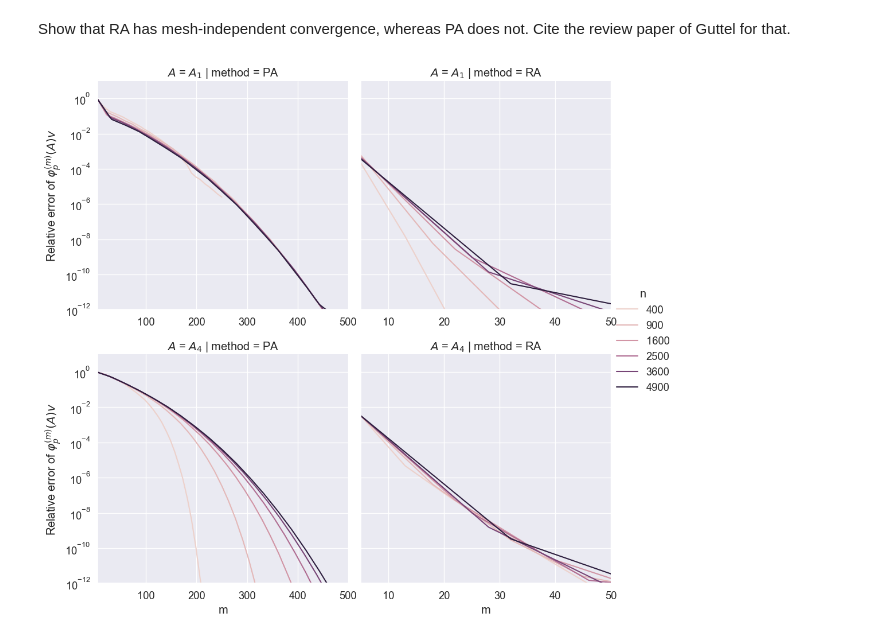
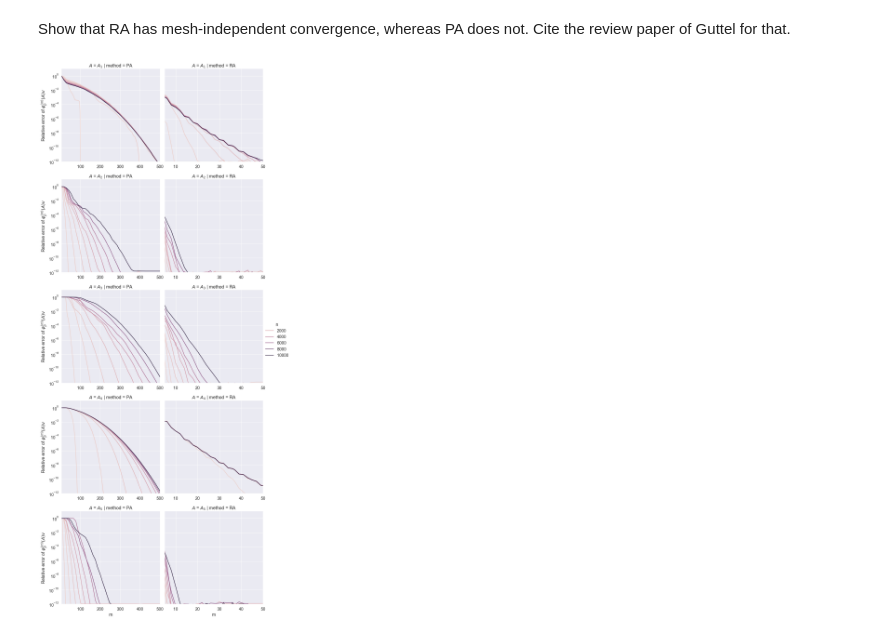
Before and after one commit to sprmsv/KAMF, a Jupyter notebook: experiments.ipynb, the cells around one changed output. Cells and saved outputs as stored; diff of their text form; code cells hidden in the pictures.

Commit message:
fix the reference evaluation; update plots; plot cpu time

```diff
--- a/experiments.ipynb
+++ b/experiments.ipynb
@@ -236,2 +196,6 @@ df = pd.read_csv('experiments.csv')
+# %%
+df_ = pd.concat([pd.DataFrame(d) for d in ds])
+df = pd.read_csv('experiments.csv')
+df = pd.concat(df, df_)
 # %% [markdown]
 ## Convergence for different $\varphi$-functions
@@ -380,13 +370,13 @@ Show that RA has mesh-independent convergence, whereas PA does not. Cite the rev
 # %%
 data = df[
     # phi functions
-    (df['p'] == 1)
+    (df['p'] == 0)
 
     # Method
-    # & ((df['method'] == 'PA'))
+    & ((df['method'] != 'EX'))
 
     # Matrices
-    & ((df['name'] == '$A_1$') | (df['name'] == '$A_4$'))
+    & ((df['name'] != '$Estimation #2$'))
 
     # Size
     # & (df['n'] == 3600)
@@ -394,32 +384,37 @@ data = df[
     # Smallest eigenvalue
     & ((df['a'] == -10000))
 
     # Custom
     # & ~((df['name'] == '$A_2$') & (df['n'] == 900) & (df['m'] > 200))
     # & (df['m'] < 300)
 ]
 
 fg = sns.relplot(
     data=data.rename(columns={'name': '$A$', 'a': '$\\lambda_{min}$'}),
     x='m',
     y='err',
     kind='line',
     hue='n',
     col='method',
     row='$A$',
-    # style='method',
     # col_wrap=2,
     facet_kws={'sharex': False}
 )
 fg.set(
     yscale='log',
     xlim=[5, None],
     ylim=[1e-12, 1e+01],
     ylabel='Relative error of $\\varphi_p^{(m)}(A)v$',
 )
 fg.axes[0, 0].set(xlim=[5, 500]);
 fg.axes[0, 1].set(xlim=[5, 50]);
 fg.axes[1, 0].set(xlim=[5, 500]);
 fg.axes[1, 1].set(xlim=[5, 50]);
+fg.axes[2, 0].set(xlim=[5, 500]);
+fg.axes[2, 1].set(xlim=[5, 50]);
+fg.axes[3, 0].set(xlim=[5, 500]);
+fg.axes[3, 1].set(xlim=[5, 50]);
+fg.axes[4, 0].set(xlim=[5, 500]);
+fg.axes[4, 1].set(xlim=[5, 50]);
 # %% [output]
-[figure, old version]
+[figure, new version]
```
Also changed, not shown: parts of 23 cells of this notebook, 4 other files.
